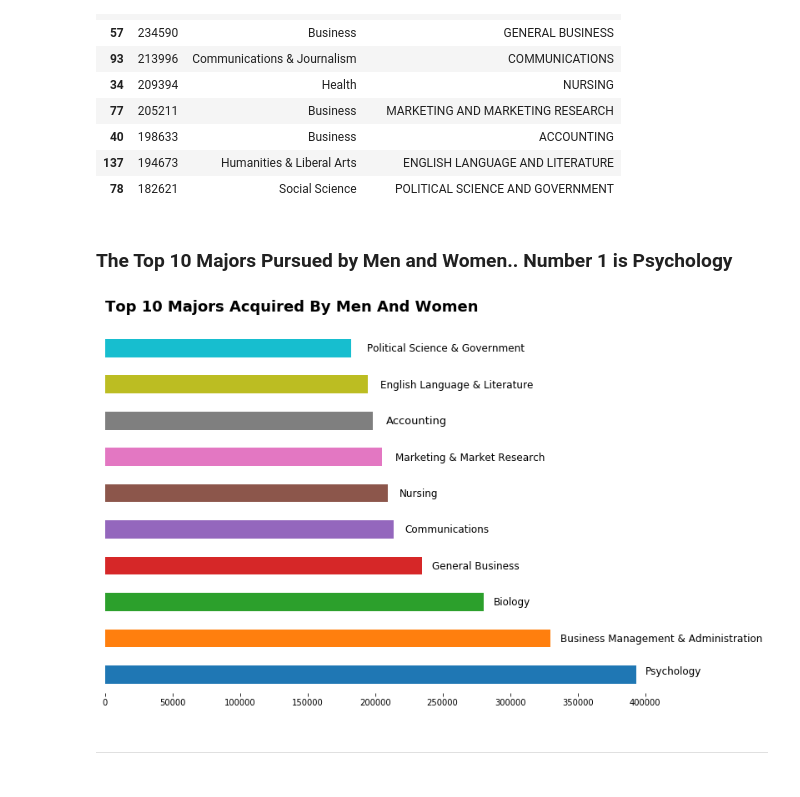
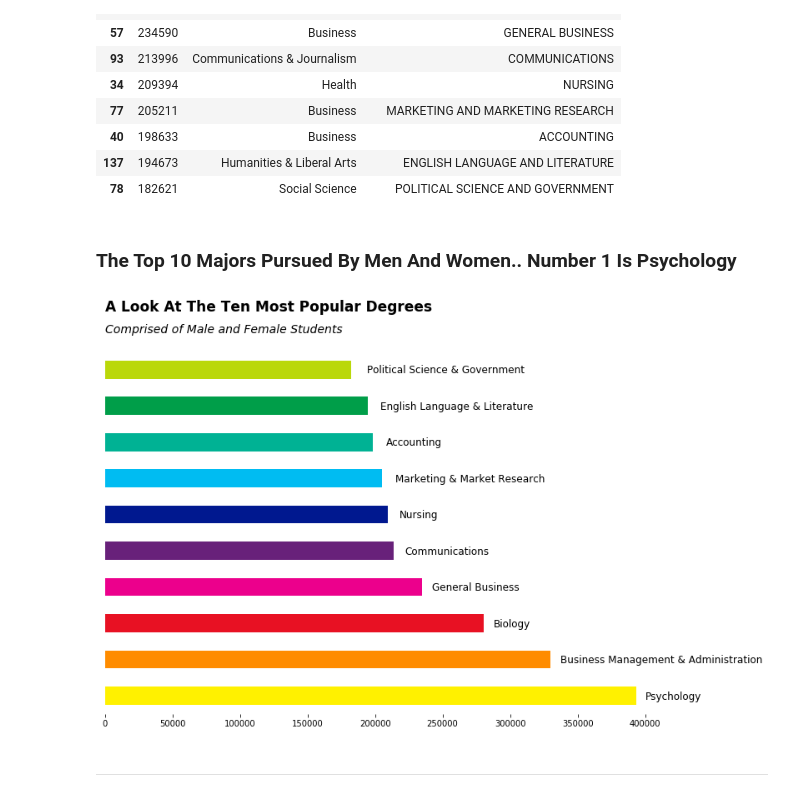
Before and after one commit to LambdaSchool/DS-Unit-1-Sprint-5-Data-Storytelling-Blog-Post, a Jupyter notebook: College_Majors_Theory.ipynb, the cells around one changed output. Cells and saved outputs as stored; diff of their text form; code cells hidden in the pictures.

Commit message:
Finalized the graphs, Now just setting colors then done

```diff
--- a/College_Majors_Theory.ipynb
+++ b/College_Majors_Theory.ipynb
@@ -192,33 +192,37 @@ total_count
 | 137 | 194673 | Humanities & Liberal Arts | ENGLISH LANGUAGE AND LITERATURE |
 | 78 | 182621 | Social Science | POLITICAL SCIENCE AND GOVERNMENT |
 # %% [markdown]
-### **The Top 10 Majors Pursued by Men and Women.. Number 1 is Psychology**
+### **The Top 10 Majors Pursued By Men And Women.. Number 1 Is Psychology**
 # %%
+# Using the five thirty eight style
+plt.style.context('fivethirtyeight')
 # Plotting the top 10 largest
-ax = total_count.plot.barh(x='Major', y='Total', figsize=(12,8))
+cmap = ['#fff100', '#ff8c00', '#e81123', '#ec008c', '#68217a', '#00188f', '#00bcf2', '#00b294', '#009e49', '#bad80a']
+ax = total_count.plot.barh(x='Major', y='Total', figsize=(12,8), color=cmap)
 # Title and Subtitle
-ax.text(s="Top 10 Majors Acquired By Men And Women ", y=10, x=-5, fontsize=18, fontweight='semibold')
+ax.text(s="A Look At The Ten Most Popular Degrees ", y=10.6, x=-5, fontsize=17, fontweight='semibold')
+ax.text(s="Comprised of Male and Female Students ", y=10, x=-5, fontsize=14, fontstyle='italic')
 # The little details
 ax.spines['top'].set_visible(False)
 ax.spines['right'].set_visible(False)
 ax.spines['bottom'].set_visible(False)
 ax.spines['left'].set_visible(False)
 ax.set_ylabel('')
 ax.yaxis.set_visible(False)
 ax.get_legend().remove()
 # Setting Labels
 ax.text(x=194000,y=8.9, s="Political Science & Government", fontsize=12, fontweight='light', color=('#000000'));
 ax.text(x=204000,y=7.9, s="English Language & Literature", fontsize=12, fontweight='light', color=('#000000'));
-ax.text(x=208000,y=6.9, s="Accounting", fontsize=13, fontweight='light', color=('#000000'));
+ax.text(x=208000,y=6.9, s="Accounting", fontsize=12, fontweight='light', color=('#000000'));
 ax.text(x=215000,y=5.9, s="Marketing & Market Research", fontsize=12, fontweight='light', color=('#000000'));
 ax.text(x=218000,y=4.9, s="Nursing", fontsize=12, fontweight='light', color=('#000000'));
 ax.text(x=222000,y=3.9, s="Communications", fontsize=12, fontweight='light', color=('#000000'));
 ax.text(x=242000,y=2.9, s="General Business", fontsize=12, fontweight='light', color=('#000000'));
 ax.text(x=288000,y=1.9, s="Biology", fontsize=12, fontweight='light', color=('#000000'));
 ax.text(x=337000,y=.9, s="Business Management & Administration", fontsize=12, fontweight='light', color=('#000000'));
-ax.text(x=400000,y=.01, s="Psychology", fontsize=12, fontweight='light', color=('#000000'));
+ax.text(x=400000,y=-0.10, s="Psychology", fontsize=12, fontweight='light', color=('#000000'));
 # %% [output]
-[figure, old version]
+[figure, new version]
 # %% [markdown]
 
 
```
Also changed, not shown: parts of 18 cells of this notebook.
